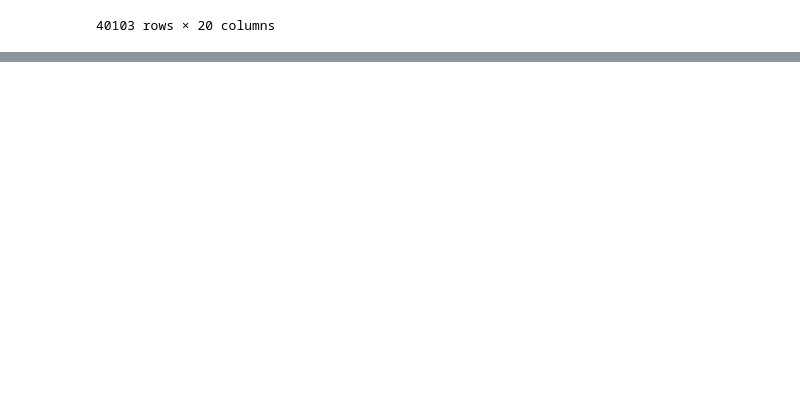
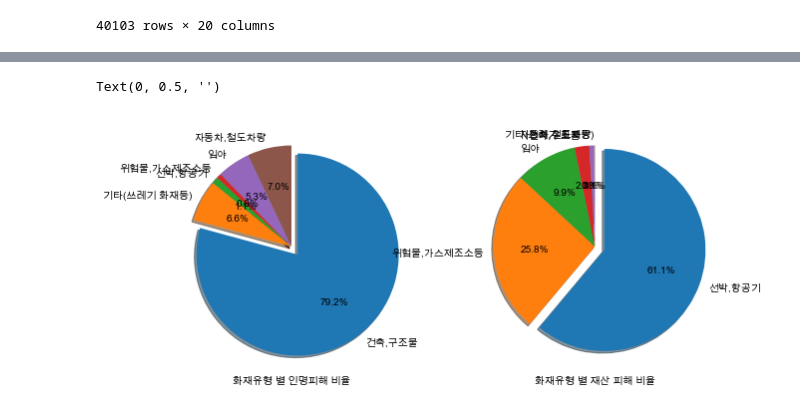
Before and after one commit to charmingjae/pandas, a Jupyter notebook: work/project.ipynb, the cells around one changed output, grey strips where cells are left out. Cells and saved outputs as stored; diff of their text form; code cells hidden in the pictures; blank space fills up the shorter version.

```diff
--- a/work/project.ipynb
+++ b/work/project.ipynb
@@ -122,0 +112,6 @@ data.groupby(data['화재유형']).sum()
+# %%
+c = data.groupby(data['화재유형']).sum()
+c['count'] = data['화재유형'].groupby(data['화재유형']).count()
+c['건당피해'] = c['재산피해소계']/c['count']
+d = c.sort_values('건당피해', ascending=False)
+c
@@ -122,0 +127,17 @@ data.groupby(data['화재유형']).sum()
+# %%
+fig1= plt.figure()
+explode_value = (0.1, 0, 0, 0, 0, 0)
+ax2 = fig1.add_subplot(121)
+firepie = c['인명피해(명)소계'].plot.pie(figsize=(10,10), autopct='%.1f%%',  startangle=90, counterclock=False, explode = explode_value,
+                    shadow=True, ax = ax2)
+firepie.set_xlabel("화재유형 별 인명피해 비율")
+firepie.set_ylabel("")
+
+ax3 = fig1.add_subplot(122)
+damagepie = d['건당피해'].plot.pie(figsize=(10,10), autopct='%.1f%%',  startangle=90, counterclock=False, explode = explode_value,
+                    shadow=True, ax = ax3)
+damagepie.set_xlabel("화재유형 별 재산 피해 비율")
+damagepie.set_ylabel("")
+# %% [output]
+Text(0, 0.5, '')
+[figure, added]
```
Also changed, not shown: parts of 2 cells of this notebook.
